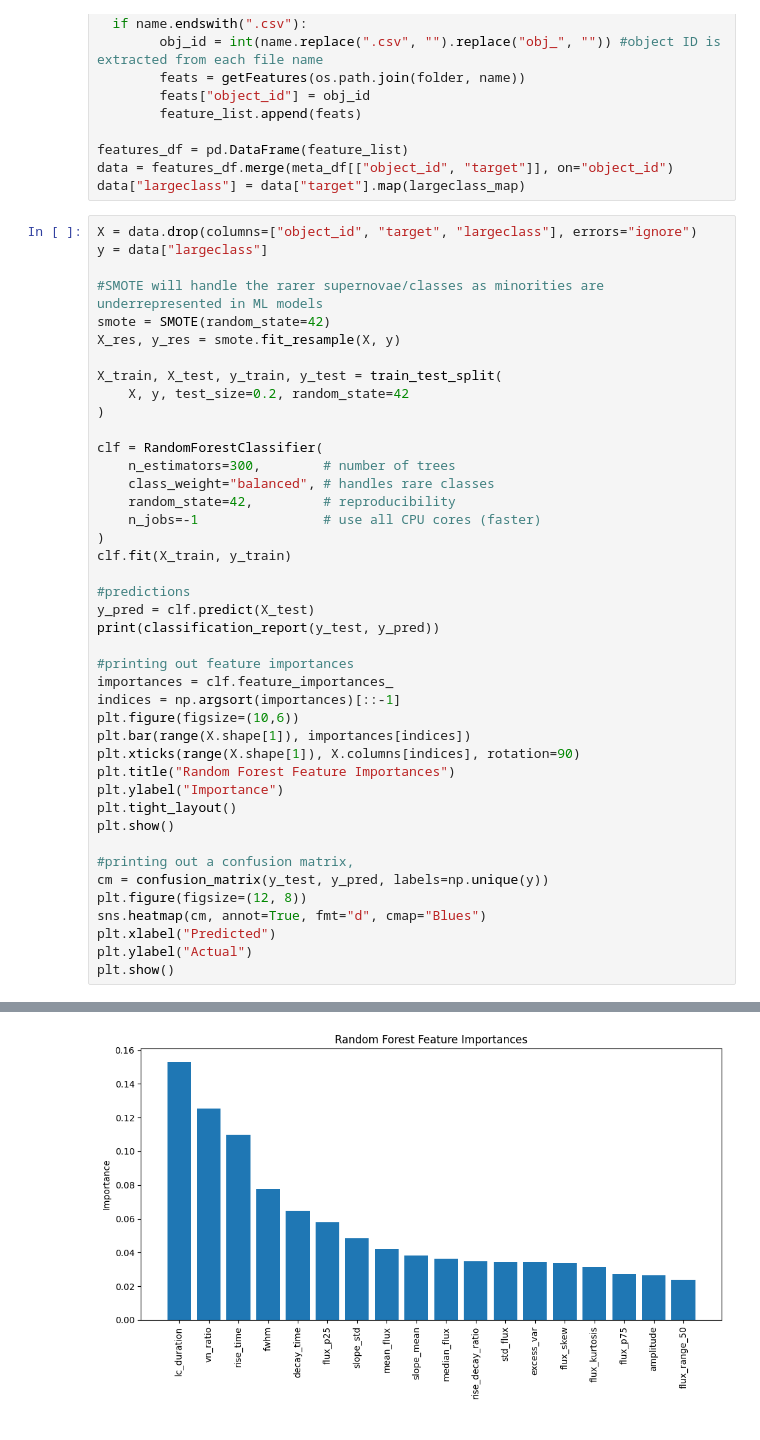
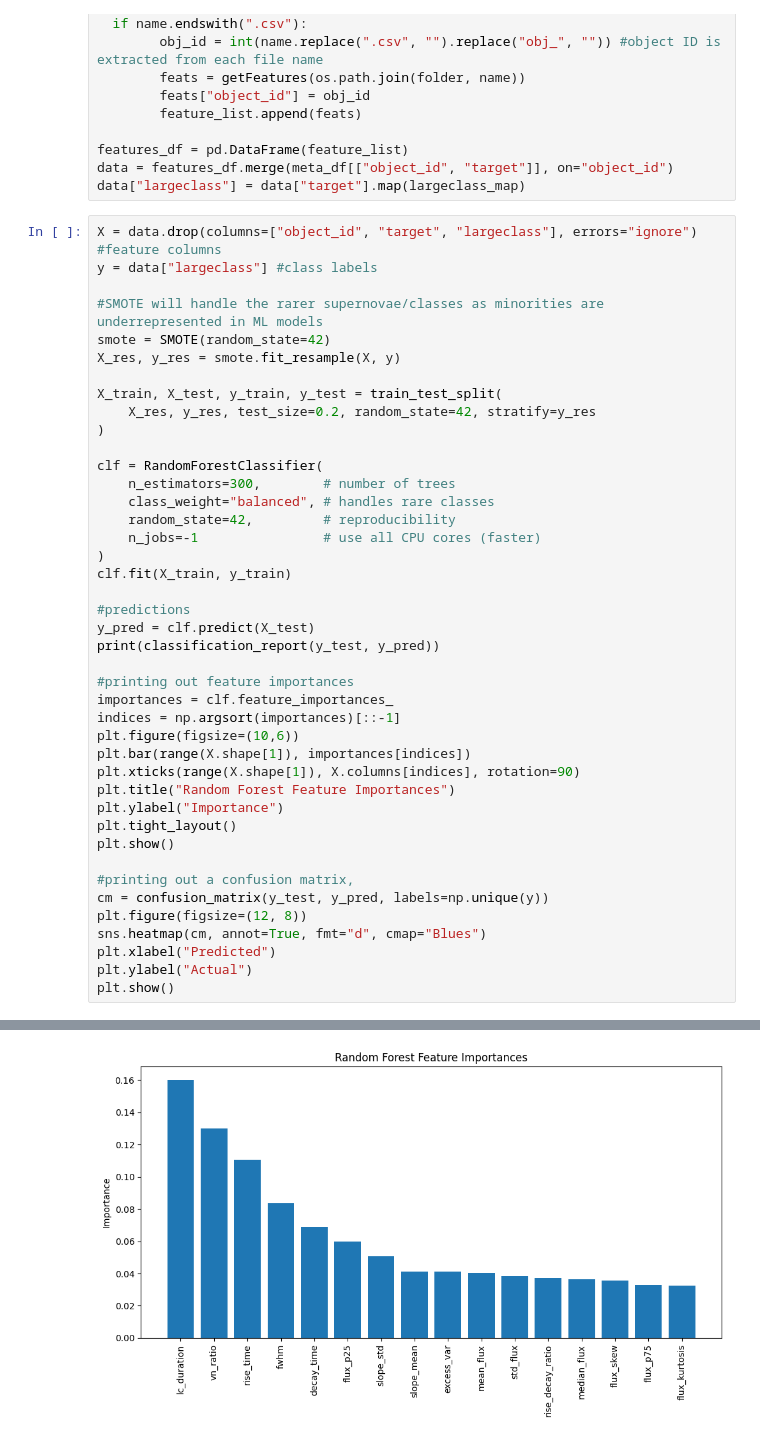
Before and after one commit to khadijaraza/spisproject, a Jupyter notebook: plasticcdata.ipynb, the cells around one changed output, grey strips where cells are left out. Saved outputs shown, nothing was run; the diff lists cells and outputs as text.

```diff
--- a/plasticcdata.ipynb
+++ b/plasticcdata.ipynb
@@ -128,15 +128,15 @@ features_df = pd.DataFrame(feature_list)
 data = features_df.merge(meta_df[["object_id", "target"]], on="object_id")
 data["largeclass"] = data["target"].map(largeclass_map)
 # %%
-X = data.drop(columns=["object_id", "target", "largeclass"], errors="ignore")
-y = data["largeclass"]
+X = data.drop(columns=["object_id", "target", "largeclass"], errors="ignore") #feature columns
+y = data["largeclass"] #class labels
 
 #SMOTE will handle the rarer supernovae/classes as minorities are underrepresented in ML models
 smote = SMOTE(random_state=42)
 X_res, y_res = smote.fit_resample(X, y)
 
 X_train, X_test, y_train, y_test = train_test_split(
-    X, y, test_size=0.2, random_state=42
+    X_res, y_res, test_size=0.2, random_state=42, stratify=y_res
 )
 
 clf = RandomForestClassifier(
@@ -178,6 +178,6 @@ Black Hole Event       0.83      0.48      0.61       215
 
         accuracy                           0.90      1570
        macro avg       0.89      0.80      0.83      1570
     weighted avg       0.90      0.90      0.89      1570
-[figure, old version]
+[figure, new version]
 [figure]
```
Also changed, not shown: parts of 3 cells of this notebook.
